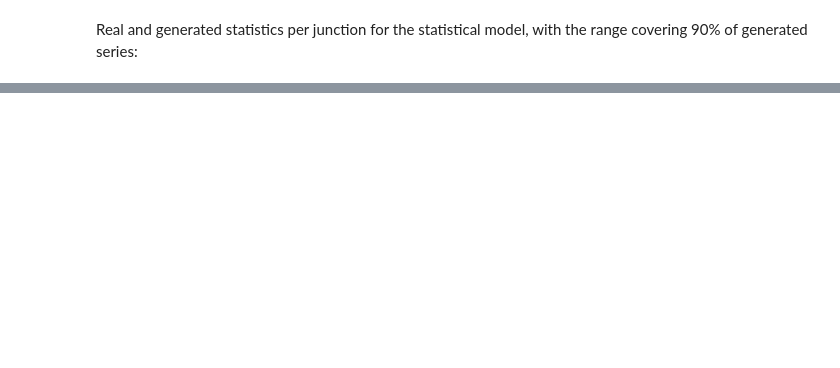
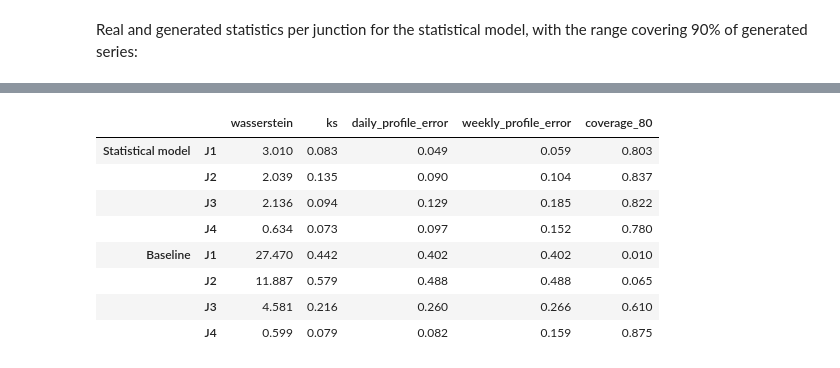
Before and after one commit to iwonieevo/trafficgen-signal-control, a Jupyter notebook: notebooks/layer1_model_fit.ipynb, the cells around one changed output, grey strips where cells are left out. Cells and saved outputs as stored; diff of their text form; code cells hidden in the pictures; blank space fills up the shorter version.

```diff
--- a/notebooks/layer1_model_fit.ipynb
+++ b/notebooks/layer1_model_fit.ipynb
@@ -292,0 +299,23 @@ Known limits of the statistical model:
+# %%
+TEST_START = "2017-04-01"
+
+MODELS = {"Statistical model": StatisticalCountModel, "Baseline": MeanProfileModel}
+
+holdout = {}
+for name, model_class in MODELS.items():
+    for junction, series in counts.items():
+        train = series[series.index < TEST_START]
+        test = series[series.index >= TEST_START]
+        model = model_class().fit(train)
+        holdout[(name, junction)] = realism_scores(test, sample_many(model, test.index, RUNS, SEED))
+pd.DataFrame(holdout).T.round(3)
+# %% [output]
+|  |  | wasserstein | ks | daily_profile_error | weekly_profile_error | coverage_80 |
+| Statistical model | J1 | 3.010 | 0.083 | 0.049 | 0.059 | 0.803 |
+|  | J2 | 2.039 | 0.135 | 0.090 | 0.104 | 0.837 |
+|  | J3 | 2.136 | 0.094 | 0.129 | 0.185 | 0.822 |
+|  | J4 | 0.634 | 0.073 | 0.097 | 0.152 | 0.780 |
+| Baseline | J1 | 27.470 | 0.442 | 0.402 | 0.402 | 0.010 |
+|  | J2 | 11.887 | 0.579 | 0.488 | 0.488 | 0.065 |
+|  | J3 | 4.581 | 0.216 | 0.260 | 0.266 | 0.610 |
+|  | J4 | 0.599 | 0.079 | 0.082 | 0.159 | 0.875 |
```
Also changed, not shown: parts of 10 cells of this notebook, 1 other file.
